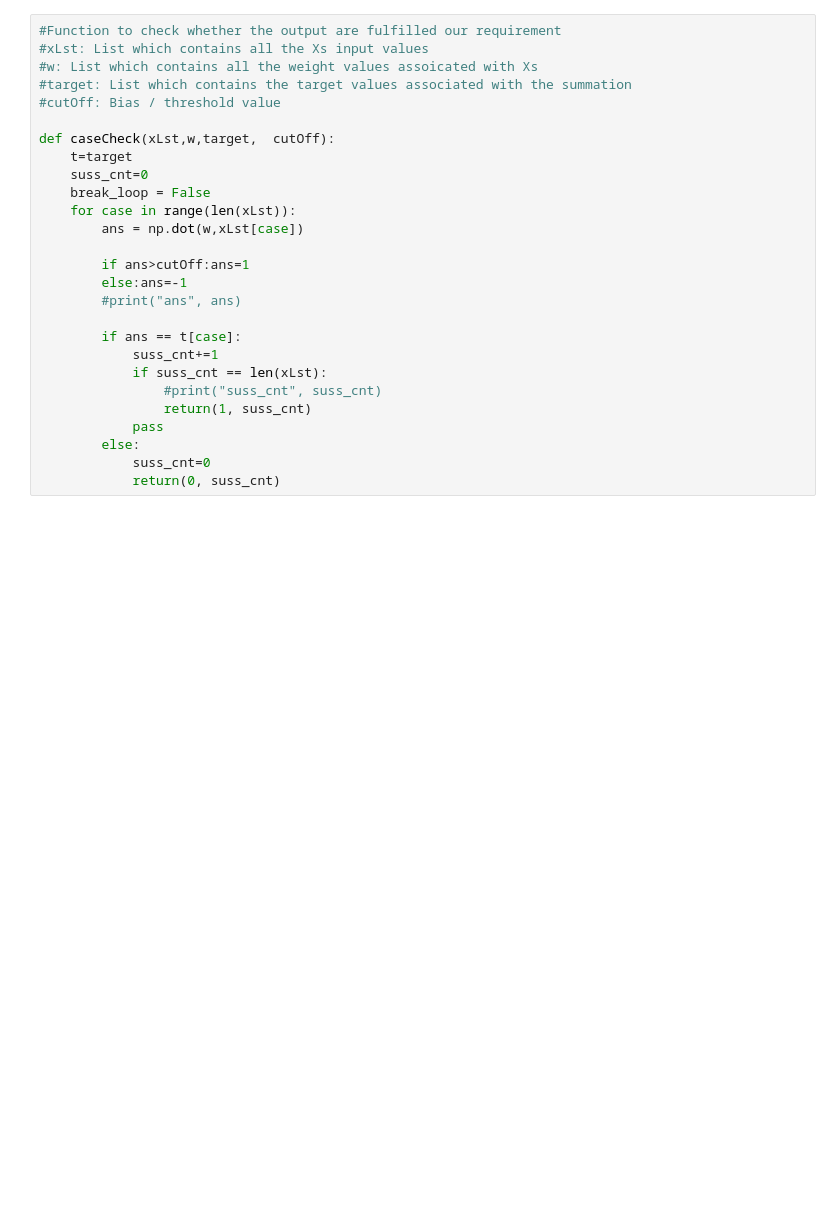
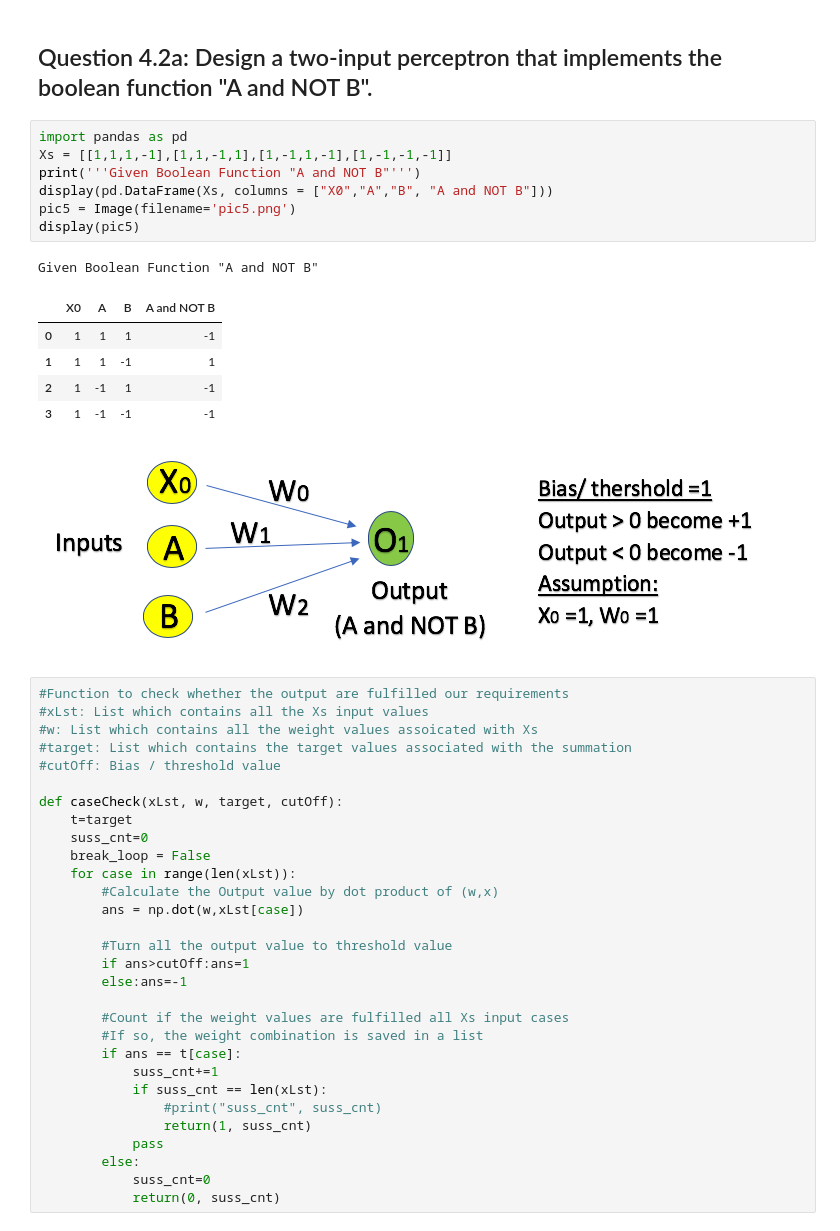
Before and after one commit to kyloop/Deep_Learning, a Jupyter notebook: q1_draft.ipynb, the cells around one changed output. Saved outputs shown, nothing was run; the diff lists cells and outputs as text; blank space fills up the shorter version.

```diff
--- a/q1_draft.ipynb
+++ b/q1_draft.ipynb
@@ -3,21 +32,41 @@
+# %% [markdown]
+## Question 4.2a: Design a two-input perceptron that implements the boolean function "A and NOT B".
+# %%
+import pandas as pd
+Xs = [[1,1,1,-1],[1,1,-1,1],[1,-1,1,-1],[1,-1,-1,-1]]
+print('''Given Boolean Function "A and NOT B"''')
+display(pd.DataFrame(Xs, columns = ["X0","A","B", "A and NOT B"]))
+pic5 = Image(filename='pic5.png')
+display(pic5)
+# %% [output]
+Given Boolean Function "A and NOT B"
+|  | X0 | A | B | A and NOT B |
+| 0 | 1 | 1 | 1 | -1 |
+| 1 | 1 | 1 | -1 | 1 |
+| 2 | 1 | -1 | 1 | -1 |
+| 3 | 1 | -1 | -1 | -1 |
+[figure, added]
 # %%
-#Function to check whether the output are fulfilled our requirement
+#Function to check whether the output are fulfilled our requirements
 #xLst: List which contains all the Xs input values
 #w: List which contains all the weight values assoicated with Xs
 #target: List which contains the target values associated with the summation
 #cutOff: Bias / threshold value
 
-def caseCheck(xLst,w,target,  cutOff):
+def caseCheck(xLst, w, target, cutOff):
     t=target
     suss_cnt=0
     break_loop = False
     for case in range(len(xLst)):
+        #Calculate the Output value by dot product of (w,x)
         ans = np.dot(w,xLst[case])
 
+        #Turn all the output value to threshold value
         if ans>cutOff:ans=1
         else:ans=-1
-        #print("ans", ans)
 
+        #Count if the weight values are fulfilled all Xs input cases
+        #If so, the weight combination is saved in a list
         if ans == t[case]:
             suss_cnt+=1
             if suss_cnt == len(xLst):
```
Also changed, not shown: parts of 16 cells of this notebook.
